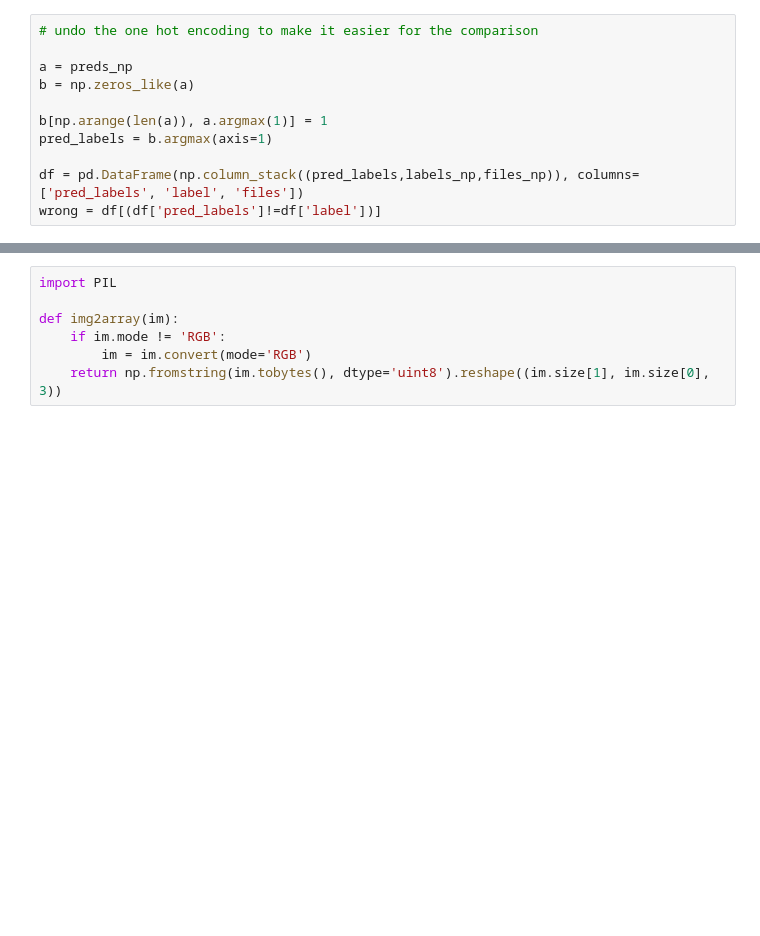
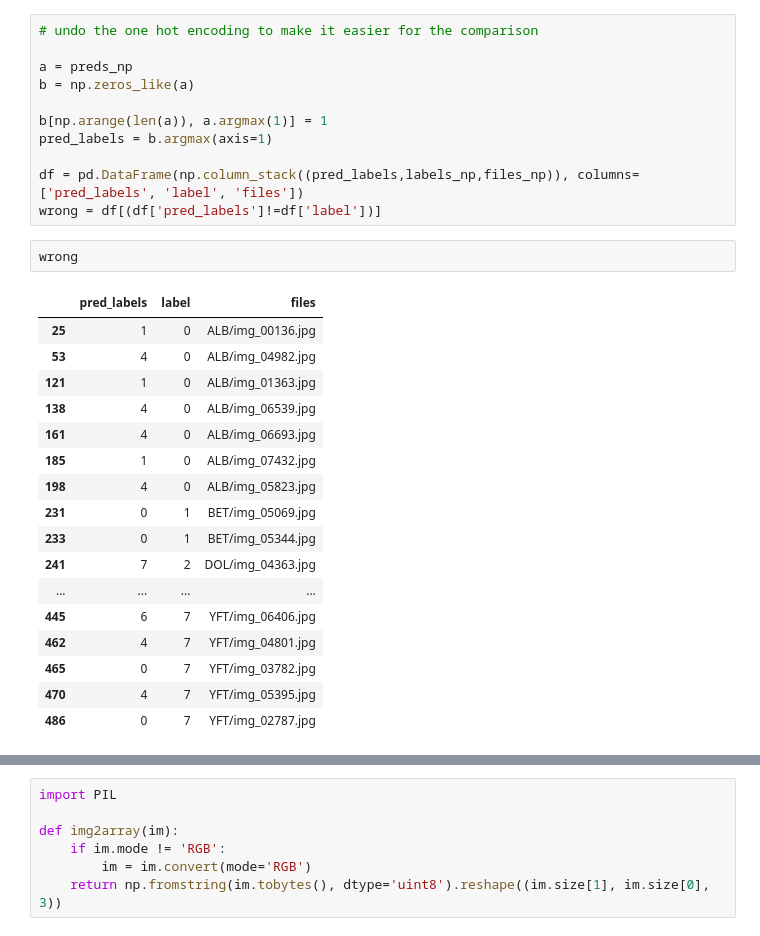
Before and after one commit to karijdempsey/learningWithKaggle, a Jupyter notebook: 1.0-kd-resnet_precomputedCNN_fisheries.ipynb, the cells around one changed output, grey strips where cells are left out. Cells and saved outputs as stored; diff of their text form; blank space fills up the shorter version.

```diff
--- a/1.0-kd-resnet_precomputedCNN_fisheries.ipynb
+++ b/1.0-kd-resnet_precomputedCNN_fisheries.ipynb
@@ -382,3 +375,23 @@ pred_labels = b.argmax(axis=1)
 
 df = pd.DataFrame(np.column_stack((pred_labels,labels_np,files_np)), columns=['pred_labels', 'label', 'files'])
 wrong = df[(df['pred_labels']!=df['label'])]
+# %%
+wrong
+# %% [output]
+|  | pred_labels | label | files |
+| 25 | 1 | 0 | ALB/img_00136.jpg |
+| 53 | 4 | 0 | ALB/img_04982.jpg |
+| 121 | 1 | 0 | ALB/img_01363.jpg |
+| 138 | 4 | 0 | ALB/img_06539.jpg |
+| 161 | 4 | 0 | ALB/img_06693.jpg |
+| 185 | 1 | 0 | ALB/img_07432.jpg |
+| 198 | 4 | 0 | ALB/img_05823.jpg |
+| 231 | 0 | 1 | BET/img_05069.jpg |
+| 233 | 0 | 1 | BET/img_05344.jpg |
+| 241 | 7 | 2 | DOL/img_04363.jpg |
+| ... | ... | ... | ... |
+| 445 | 6 | 7 | YFT/img_06406.jpg |
+| 462 | 4 | 7 | YFT/img_04801.jpg |
+| 465 | 0 | 7 | YFT/img_03782.jpg |
+| 470 | 4 | 7 | YFT/img_05395.jpg |
+| 486 | 0 | 7 | YFT/img_02787.jpg |
```
Also changed, not shown: parts of 7 cells of this notebook, 3 other files.
